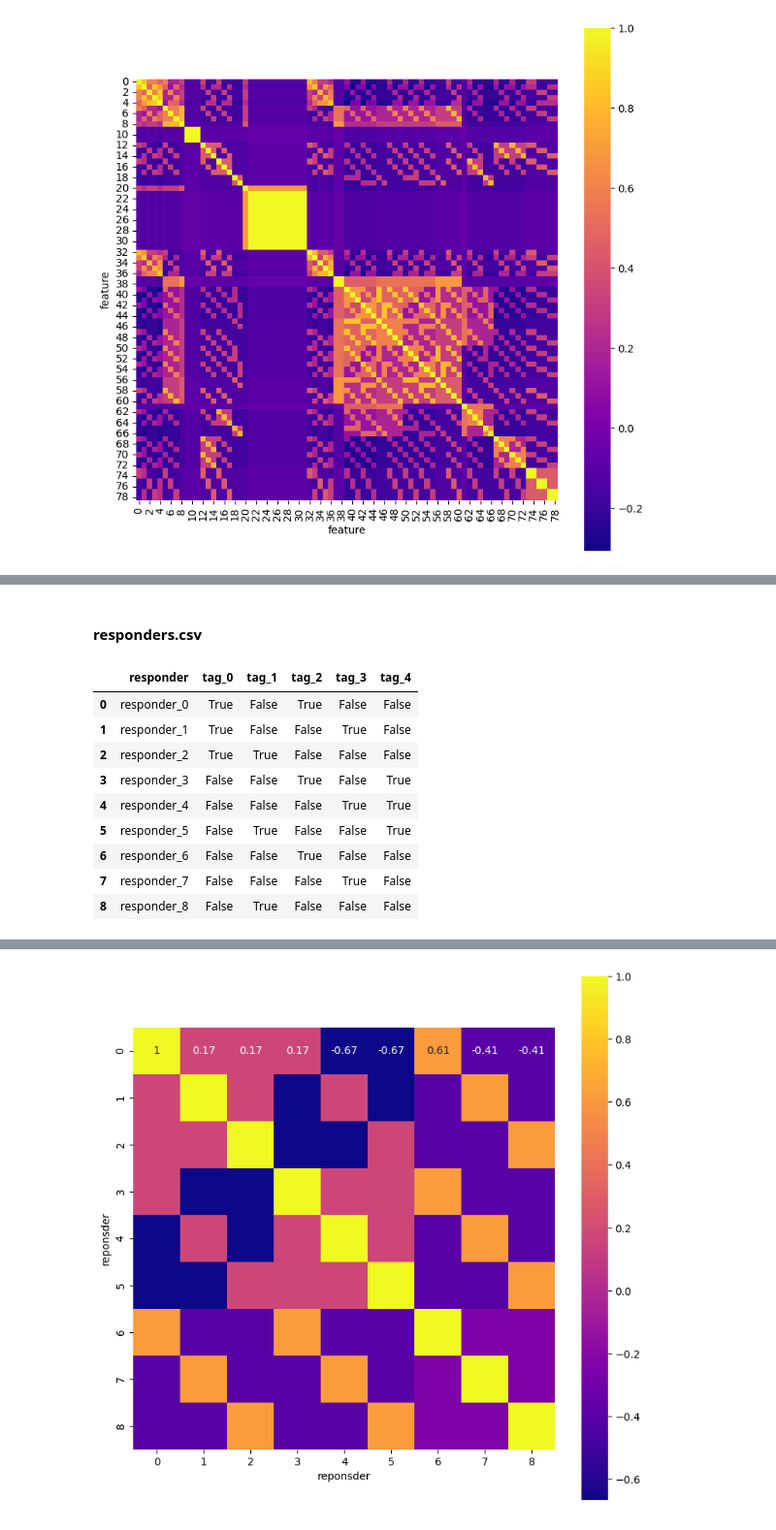
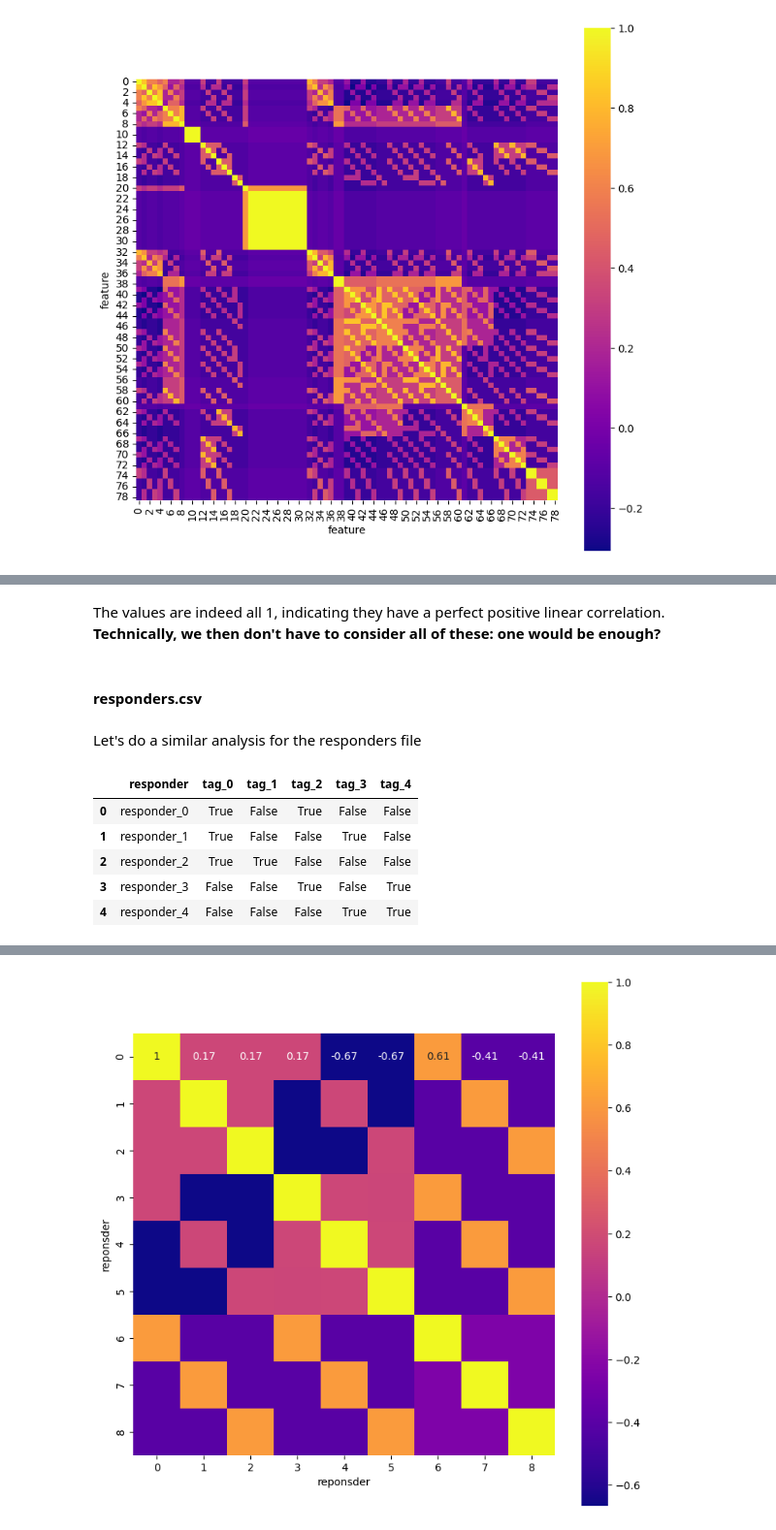
Before and after one commit to M1cW/js_market_forecast, a Jupyter notebook: main.ipynb, the cells around one changed output, grey strips where cells are left out. Shown at 97% size. Drawn from its saved outputs; the diff is of its cells as text; code cells hidden in the pictures.

```diff
--- a/main.ipynb
+++ b/main.ipynb
@@ -146,18 +121,18 @@ plt.show()
+# %% [markdown]
+The values are indeed all 1, indicating they have a perfect positive linear correlation. **Technically, we then don't have to consider all of these: one would be enough?**
 # %% [markdown]
 #### responders.csv
+# %% [markdown]
+Let's do a similar analysis for the responders file
 # %%
 original_responder_path="/Users/mic/Desktop/Github/js_market_forecast/jane-street-real-time-market-data-forecasting/responders.csv"
 responders=pd.read_csv(original_responder_path)
-responders
+responders.head()
 # %% [output]
 |  | responder | tag_0 | tag_1 | tag_2 | tag_3 | tag_4 |
 | 0 | responder_0 | True | False | True | False | False |
 | 1 | responder_1 | True | False | False | True | False |
 | 2 | responder_2 | True | True | False | False | False |
 | 3 | responder_3 | False | False | True | False | True |
 | 4 | responder_4 | False | False | False | True | True |
-| 5 | responder_5 | False | True | False | False | True |
-| 6 | responder_6 | False | False | True | False | False |
-| 7 | responder_7 | False | False | False | True | False |
-| 8 | responder_8 | False | True | False | False | False |
 # %%
```
Also changed, not shown: parts of 65 cells of this notebook, 2 other files.
